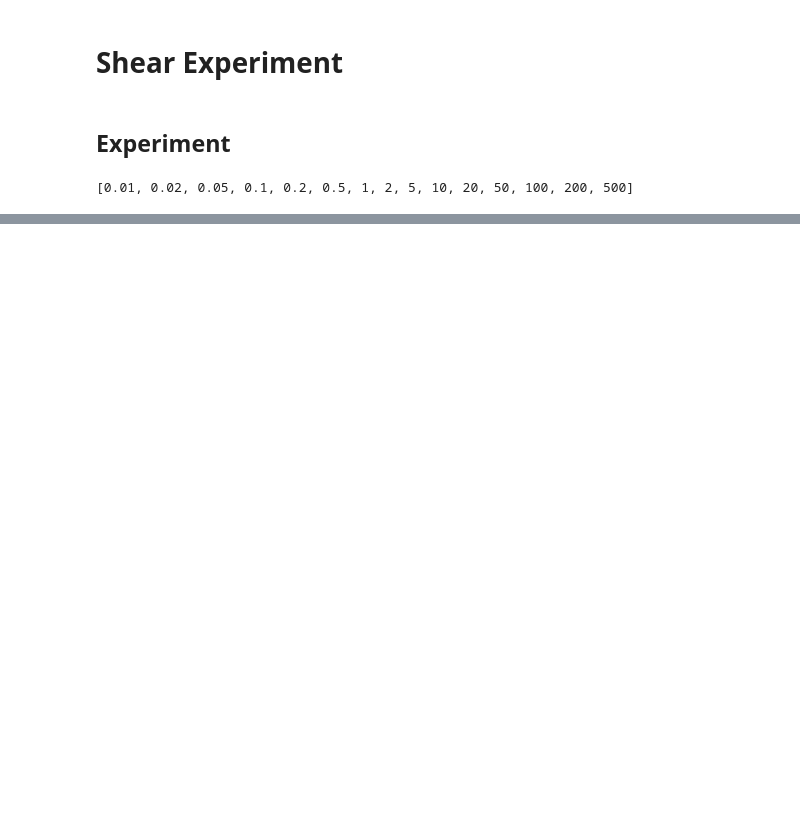
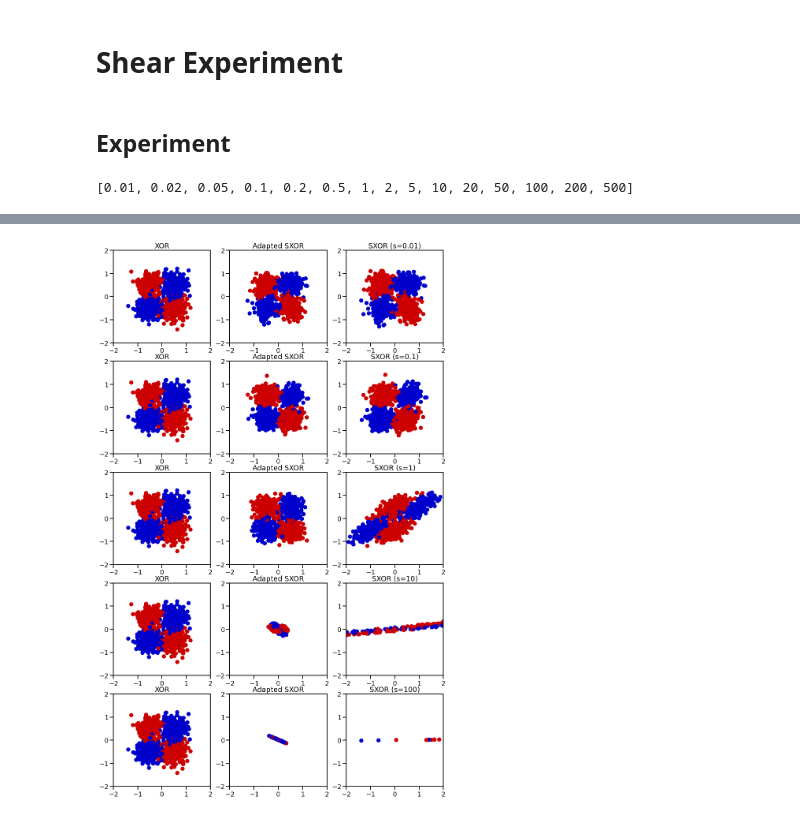
Before and after one commit to williamrxu/ndd-workspace, a Jupyter notebook: cpd_experiment_shear.ipynb, the cells around one changed output, grey strips where cells are left out. Cells and saved outputs as stored; diff of their text form; code cells hidden in the pictures; blank space fills up the shorter version.

```diff
--- a/cpd_experiment_shear.ipynb
+++ b/cpd_experiment_shear.ipynb
@@ -851,0 +850,44 @@ top_side.set_visible(False)
+# %%
+#distribution generation
+X = [];
+y = [];
+
+S = [0.01, 0.1, 1, 10, 100];
+
+for i in S:
+    D,c = generate_gaussian_parity(1000);
+    D = shearX(D, s=i);
+
+    X.append(D);
+    y.append(c);
+
+#Original XOR
+U,v = generate_gaussian_parity(1000);
+# %%
+#Plot Decisions
+l = 2;
+w = 3;
+n = len(S)
+plt.figure(figsize=(w*5, n*5))
+
+for i in range(n):
+    #Task 2 Distribution
+    x = X[i];
+    z = cpd_reg(x, U)
+
+    plt.subplot(n,w, w*i+1);
+    plt.scatter(U[:,0], U[:,1], c=v, cmap=cmap_bold);
+    plt.xlim([-l,l]); plt.ylim([-l,l]);
+    plt.title('XOR');
+
+    plt.subplot(n,w, w*i+2);
+    plt.scatter(z[:,0], z[:,1], c=y[i], cmap=cmap_bold);
+    plt.xlim([-l,l]); plt.ylim([-l,l]);
+    plt.title('Adapted SXOR');
+
+    plt.subplot(n,w, w*i+3);
+    plt.scatter(x[:,0], x[:,1], c=y[i], cmap=cmap_bold);
+    plt.xlim([-l,l]); plt.ylim([-l,l]);
+    plt.title('SXOR (s={})'.format(S[i]));
+# %% [output]
+[figure, added]
```
Also changed, not shown: parts of 12 cells of this notebook.
